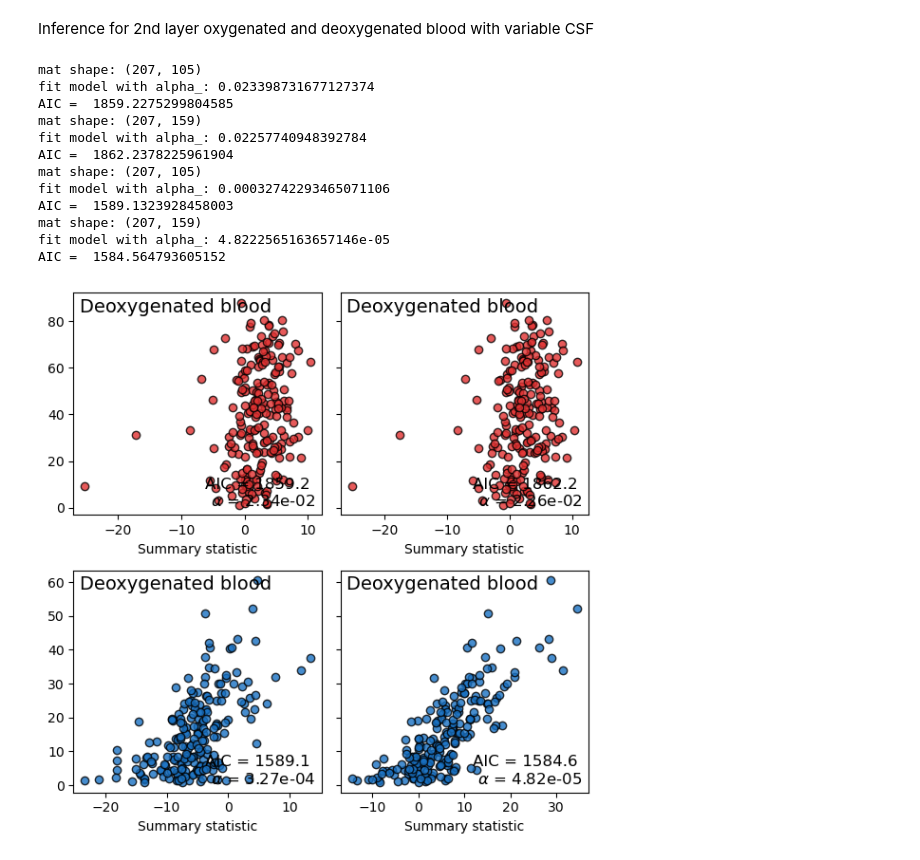
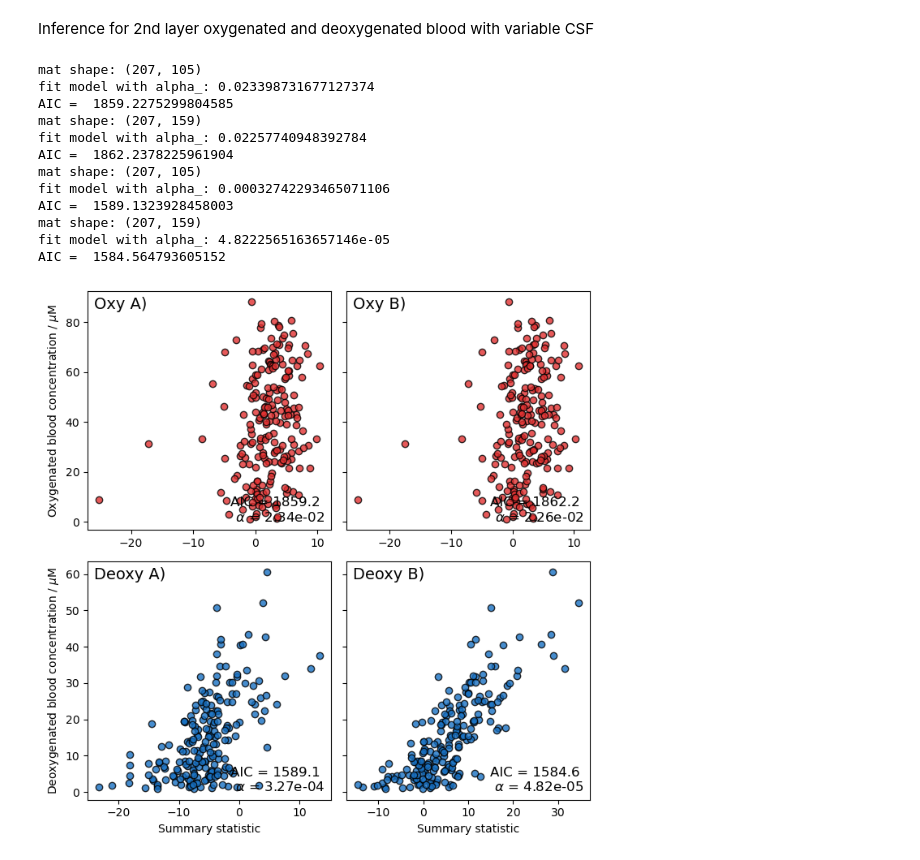
Before and after one commit to sebmorris/mcml-analysis, a Jupyter notebook: abc.ipynb, the cells around one changed output. Saved outputs shown, nothing was run; the diff lists cells and outputs as text; code cells hidden in the pictures.

Commit message:
generating more figures

```diff
--- a/abc.ipynb
+++ b/abc.ipynb
@@ -270,35 +274,38 @@ powers = [
 labels = [['Oxy A)', 'Oxy B)'], ['Deoxy A)', 'Deoxy B)']]
 scatter_colors = [colors['red'][8], colors['blue'][8]]
 targets = ['oxy_blood_two', 'deoxy_blood_two']
+y_labels = [r'Oxygenated blood concentration / $\mu$M', r'Deoxygenated blood concentration / $\mu$M']
 
-fig, axs = plt.subplots(nrows=2, ncols=2, figsize=(8, 8), sharey='row')
+fig, axs = plt.subplots(nrows=2, ncols=2, figsize=(7, 7), sharey='row')
 
 for i, ax_row in enumerate(axs):
+    ax_row[0].set_ylabel(y_labels[i])
     for j, ax in enumerate(ax_row):
         _, _, df_, model = run_whole_thing(distances[j], df, targets[i], extra_powers=powers[i])
         x, y = df_['summary_stat'], df_[targets[i]]
         kwargs = point_style_kwargs.copy()
         kwargs['color'] = scatter_colors[i]
         ax.scatter(x, y, **kwargs)
-        ax.set_xlabel('Summary statistic')
-        add_top_left_text(label, ax)
+        add_top_left_text(labels[i][j], ax)
         _, _, combined_string =  fit_text(model)
         add_bottom_right_text(combined_string, ax)
+        if i == 1:
+            ax.set_xlabel('Summary statistic')
 
 
 plt.tight_layout()
 plt.show()
 # %% [output]
 mat shape: (207, 105)
 fit model with alpha_: 0.023398731677127374
 AIC =  1859.2275299804585
 mat shape: (207, 159)
 fit model with alpha_: 0.02257740948392784
 AIC =  1862.2378225961904
 mat shape: (207, 105)
 fit model with alpha_: 0.00032742293465071106
 AIC =  1589.1323928458003
 mat shape: (207, 159)
 fit model with alpha_: 4.8222565163657146e-05
 AIC =  1584.564793605152
-[figure, old version]
+[figure, new version]
```
Also changed, not shown: parts of 2 cells of this notebook, 6 other files.
